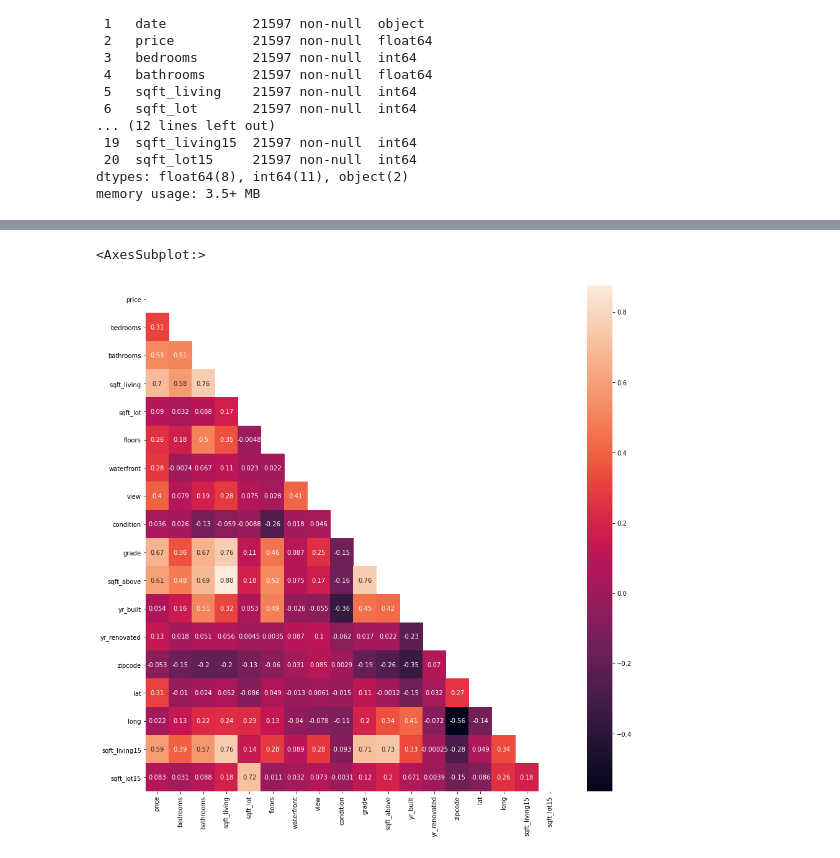
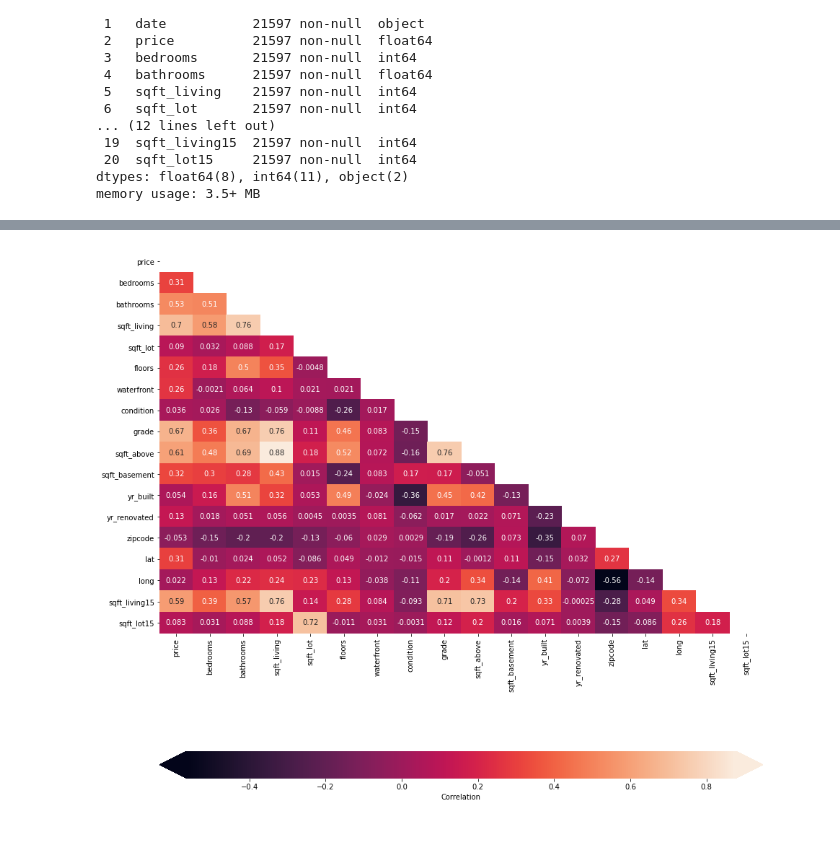
Before and after one commit to mankah/Project-2, a Jupyter notebook: Notebook.ipynb, the cells around one changed output, grey strips where cells are left out. Saved outputs shown, nothing was run; the diff lists cells and outputs as text; code cells hidden in the pictures.

Commit message:
Data cleaning and baseline model

```diff
--- a/Notebook.ipynb
+++ b/Notebook.ipynb
@@ -63,2 +42,0 @@ df_copy.head()
-# %%
-df.dropna(inplace = True)
@@ -104,0 +43,11 @@ df_copy.corr()
+# %%
+#Set Nan values of df.waterfront to 0
+df.loc[df.waterfront.isna()==True, 'waterfront'] = 0
+
+#Set all sqft_basement values of '?' to 0, then convert to floats.
+df.loc[df.sqft_basement=='?', 'sqft_basement'] = 0
+df.sqft_basement = df.sqft_basement.astype(float)
+
+#Drop id, date, and view
+cols_to_drop = ['id', 'date', 'view']
+df.drop(cols_to_drop, axis=1, inplace=True)
@@ -105,14 +58,11 @@ df_copy.corr()
 # %%
-corr = df_copy.corr()
-
-fig, ax = plt.subplots(figsize = (15,15))
+fig, ax = plt.subplots(figsize  =(15,15))
 sns.heatmap(
-    # Specifies the data to be plotted
-    data=corr,
-    mask=np.triu(np.ones_like(corr, dtype=bool)),
-    # Specifies that we want labels, not just colors
-    annot=True,
-)
+            df.corr(),
+            ax=ax,
+            annot=True,
+            mask=np.triu(np.ones_like(df.corr(), dtype=bool)),
+            cbar_kws={"label": "Correlation", "orientation": "horizontal", "pad": .2, "extend": "both"}
+);
 # %% [output]
-<AxesSubplot:>
-[figure, old version]
+[figure, new version]
```
Also changed, not shown: parts of 12 cells of this notebook.
